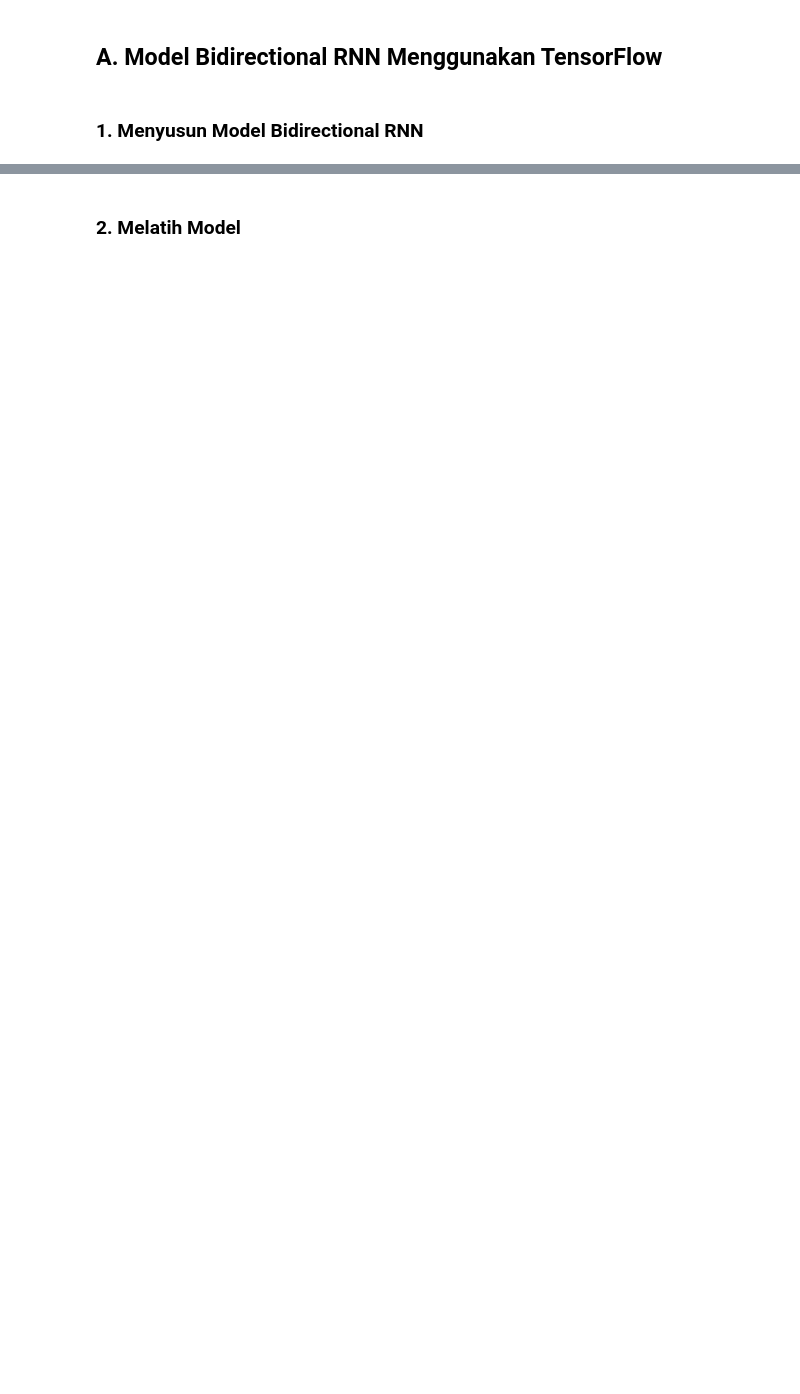
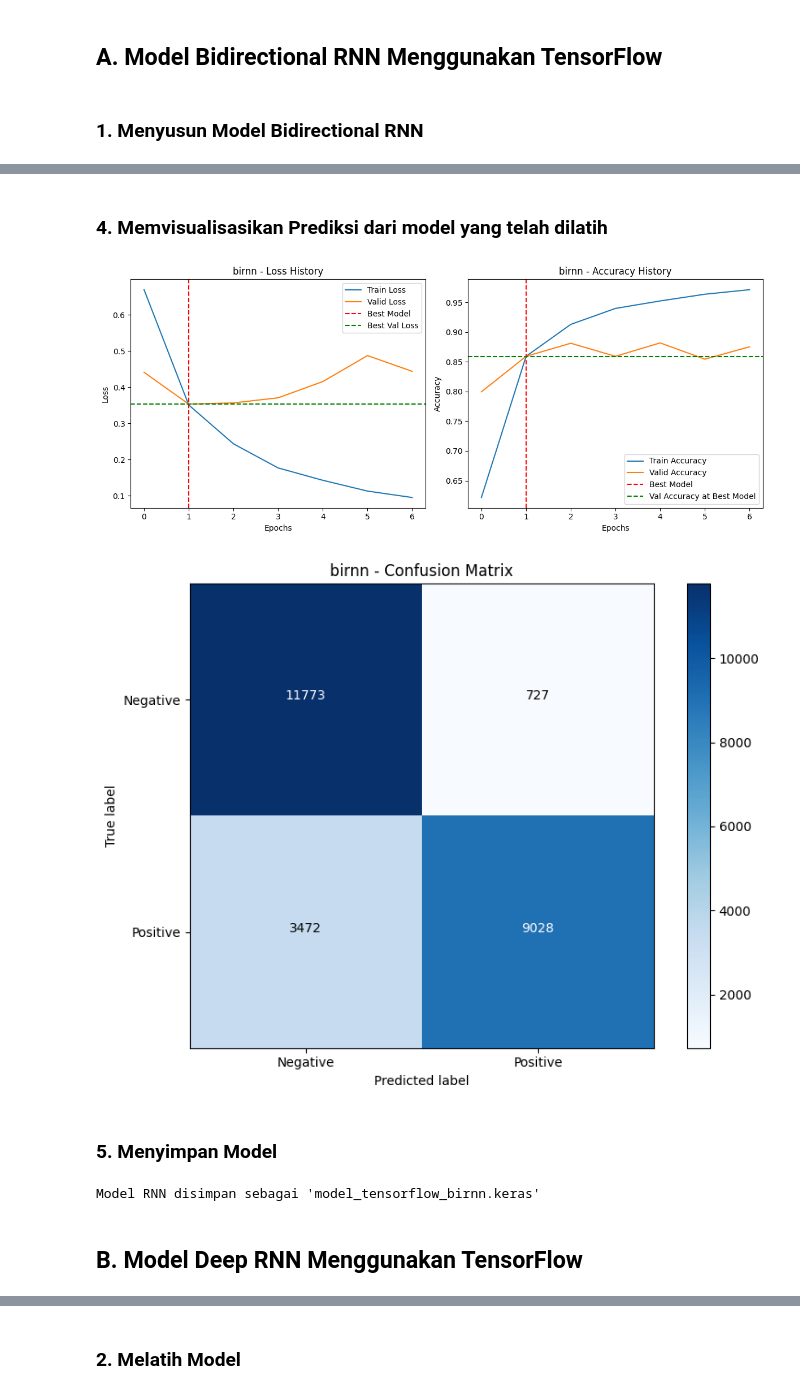
Before and after one commit to Kaasyiful/tugas-deep-learning, a Jupyter notebook: week7/IMDb/Deep_Learning_Week_7_IMDb.ipynb, the cells around one changed output, grey strips where cells are left out. Cells and saved outputs as stored; diff of their text form; code cells hidden in the pictures; blank space fills up the shorter version.

```diff
--- a/week7/IMDb/Deep_Learning_Week_7_IMDb.ipynb
+++ b/week7/IMDb/Deep_Learning_Week_7_IMDb.ipynb
@@ -669,22 +317,28 @@ plot_confusion_matrix(y_test, y_pred_drnn_pt, "RNN")
 # %% [markdown]
 ### 1. Menyusun Model Bidirectional RNN
 # %%
-# Fungsi untuk membuat model RNN kompleks
-def build_birnn_model():
+# Fungsi untuk membuat model RNN bidireksional kompleks dengan LSTM
+def build_birnn_model(embedding_dim=128, lstm_units=64, dropout_rate=0.2, recurrent_dropout=0.2, dense_units=32, learning_rate=0.001):
     model = Sequential([
         Input(shape=(MAXLEN,)),
-        Embedding(NUM_WORDS, EMBEDDING_DIM),
+        Embedding(NUM_WORDS, embedding_dim),
 
-        Bidirectional(SimpleRNN(HIDDEN_DIM, return_sequences=True)),
-        Bidirectional(SimpleRNN(HIDDEN_DIM // 2, return_sequences=False)),
-        Dropout(DROPOUT_RATE),
-
-        Dense(HIDDEN_DIM // 4, activation='relu'),
-        Dropout(DROPOUT_RATE),
+        Bidirectional(LSTM(lstm_units, return_sequences=True, dropout=dropout_rate)),
+        BatchNormalization(),
+        Bidirectional(LSTM(lstm_units, return_sequences=False, dropout=dropout_rate)),
+        BatchNormalization(),
+        Dense(dense_units, activation='relu'),
+        Dropout(dropout_rate),
         Dense(1, activation='sigmoid')
     ])
+
+    # Menyusun model
+    model.compile(optimizer=Adam(learning_rate=learning_rate), loss='binary_crossentropy', metrics=['accuracy'])
+
+    # Menampilkan ringkasan model
+    print(model.summary())
 
     return model
 
 # inisialisasi model
-model_birnn_tf = build_birnn_model()
+model_birnn = build_birnn_model()
@@ -690,0 +485,3 @@ model_birnn_tf = build_birnn_model()
+# %%
+# Evaluasi model RNN
+result_birnn = evaluate_model_tf(model_birnn, test_data, 'birnn')
@@ -690,0 +497,21 @@ model_birnn_tf = build_birnn_model()
+# %% [markdown]
+### 4. Memvisualisasikan Prediksi dari model yang telah dilatih
+# %%
+# Plotting hasil pelatihan
+plot_training_history(history_birnn.history, "birnn")
+
+# Plotting confusion matrix
+plot_confusion_matrix(y_test, result_birnn['y_pred'], "birnn")
+# %% [output]
+[figure, added]
+[figure, added]
+# %% [markdown]
+### 5. Menyimpan Model
+# %%
+# Menyimpan model
+model_birnn.save('model_tensorflow_birnn.keras')
+print("Model RNN disimpan sebagai 'model_tensorflow_birnn.keras'")
+# %% [output]
+Model RNN disimpan sebagai 'model_tensorflow_birnn.keras'
+# %% [markdown]
+## B. Model Deep RNN Menggunakan TensorFlow
```
Also changed, not shown: parts of 58 cells of this notebook, 28 other files.
